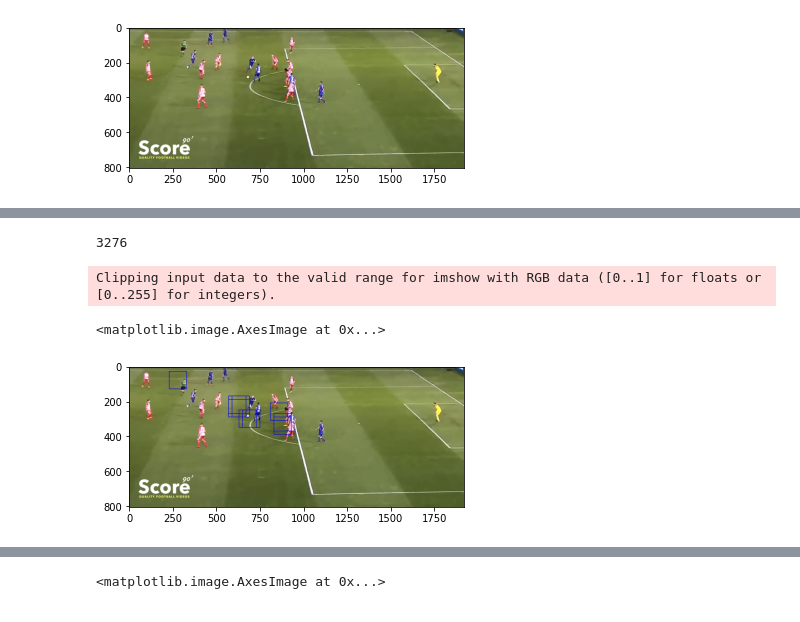
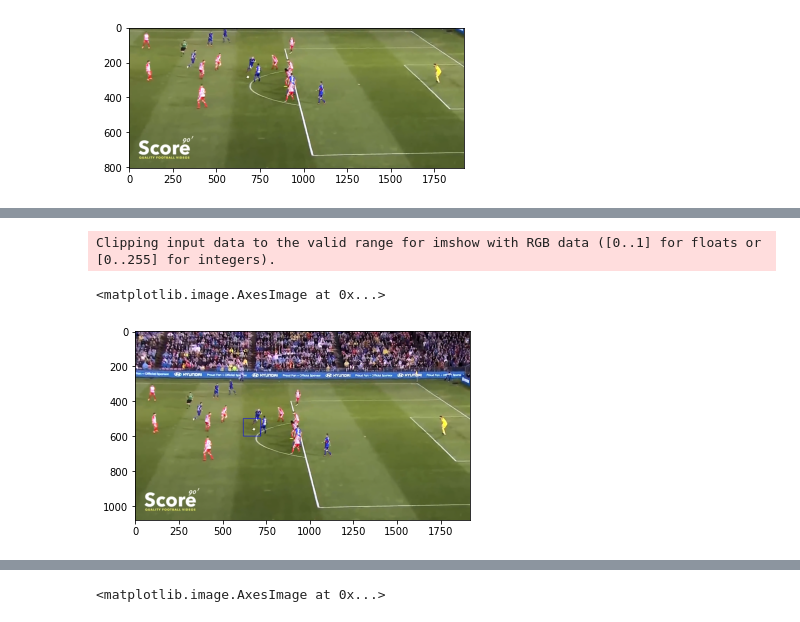
Before and after one commit to sid2610/HPE_Goal, a Jupyter notebook: BallTracking.ipynb, the cells around one changed output, grey strips where cells are left out. Drawn from its saved outputs; the diff is of its cells as text; code cells hidden in the pictures.

```diff
--- a/BallTracking.ipynb
+++ b/BallTracking.ipynb
@@ -295,3 +305,5 @@ model.add(Dense(1, activation='sigmoid'))
+# %%
+model_vgg.load_weights('./ball_dense.h5')
 # %%
 trainx_1 = vgg.predict(trainx)
 # %%
@@ -383,2 +336,0 @@ array([1])
-# %%
-t = vgg.predict(x_test)
@@ -404,7 +346,7 @@ test.shape
 # %% [output]
 (1080, 1920, 3)
 # %%
-frame_1 = frame.astype(np.float)/255
+frame_1 = test.astype(np.float)/255
 for y in range(test.shape[0]):
     for x in range(test.shape[1]):
         if (test[y][x][1]<(np.max([test[y][x][0],test[y][x][2]]))):
@@ -431,11 +373,13 @@ plt.imshow(test)
 rois = []
 locs = []
 preds = []
+win_size = (100,100)
+step = 20
 for x,y,roi in sliding_window(test, win_size, step):
     rois.append(roi)
     locs.append((x,y))
     t = vgg.predict(np.expand_dims(roi, 0))
-    preds.append(model.predict(t))
+    preds.append(model_vgg.predict(t))
     if x==0 and y%10==0:
         print(x,y)
 # %% [output]
@@ -463,14 +407,10 @@ np.max(preds)
-# %%
-len(locs)
-# %% [output]
-3276
 # %%
 clone = test.copy()
 for i in range(len(preds)):
     if preds[i]>0.9:
-        cv2.rectangle(clone, (locs[i][0]-50,locs[i][1]-50), (locs[i][0]+50,locs[i][1]+50), (0,0,255), 2)
+        cv2.rectangle(clone, (locs[i][0],locs[i][1]), (locs[i][0]+100,locs[i][1]+100), (0,0,255), 2)
 plt.imshow(clone)
 # %% [output]
 Clipping input data to the valid range for imshow with RGB data ([0..1] for floats or [0..255] for integers).
 <matplotlib.image.AxesImage at 0x...>
-[figure, old version]
+[figure, new version]
```
Also changed, not shown: parts of 70 cells of this notebook.
